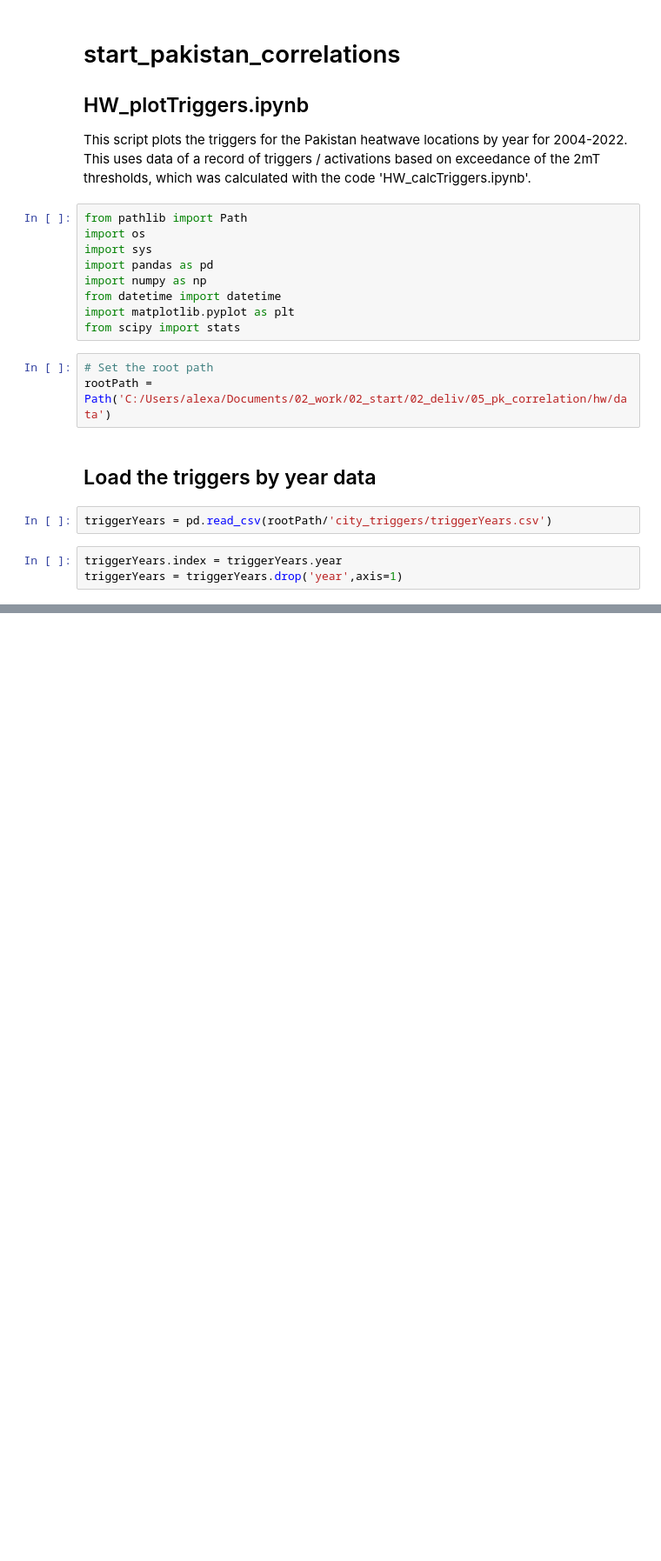
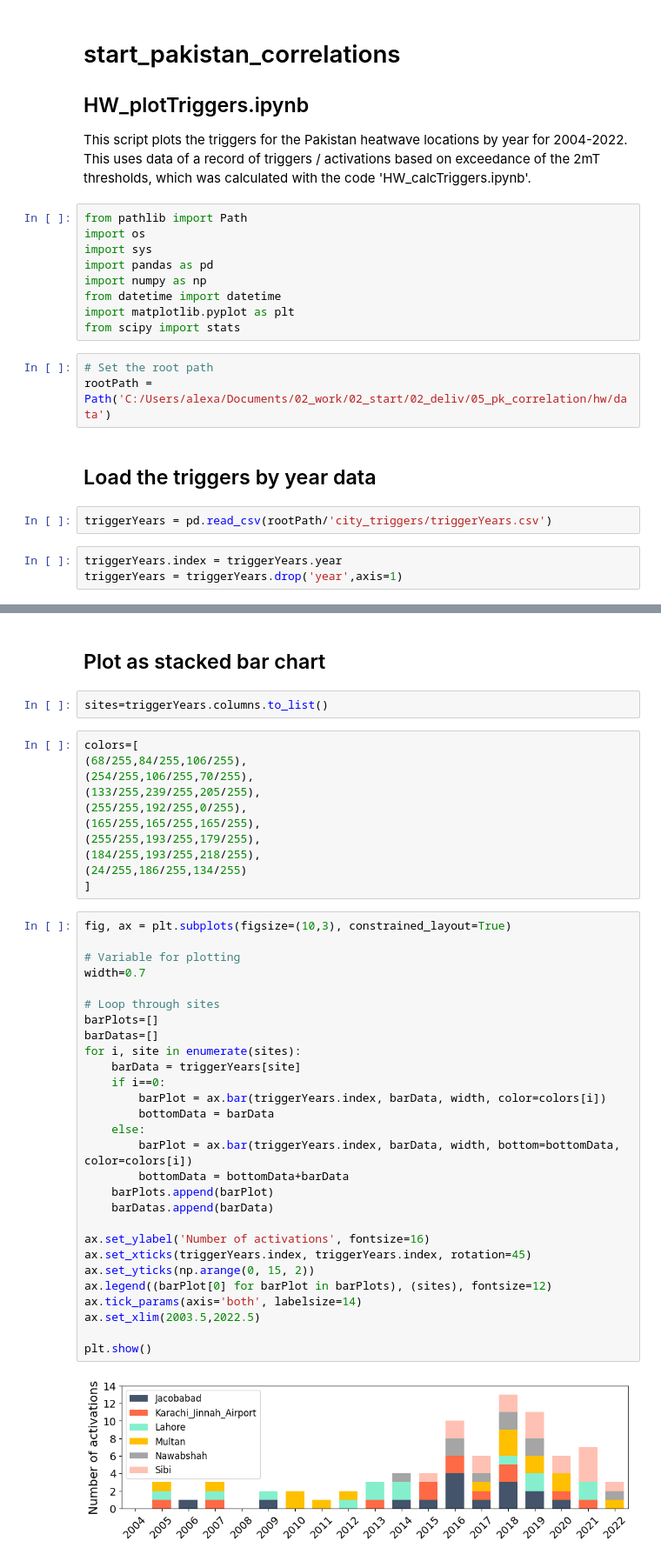
Before and after one commit to alex-saunders00/start_pakistan_correlations, a Jupyter notebook: HW_plotTriggers.ipynb, the cells around one changed output, grey strips where cells are left out. Shown: that part at 87% size. Drawn from its saved outputs; the diff is of its cells as text; blank space fills up the shorter version.

```diff
--- a/HW_plotTriggers.ipynb
+++ b/HW_plotTriggers.ipynb
@@ -23,0 +45,45 @@ triggerYears = triggerYears.drop('year',axis=1)
+# %% [markdown]
+## Plot as stacked bar chart
+# %%
+sites=triggerYears.columns.to_list()
+# %%
+colors=[
+(68/255,84/255,106/255),
+(254/255,106/255,70/255),
+(133/255,239/255,205/255),
+(255/255,192/255,0/255),
+(165/255,165/255,165/255),
+(255/255,193/255,179/255),
+(184/255,193/255,218/255),
+(24/255,186/255,134/255)
+]
+# %%
+fig, ax = plt.subplots(figsize=(10,3), constrained_layout=True)
+
+# Variable for plotting
+width=0.7
+
+# Loop through sites
+barPlots=[]
+barDatas=[]
+for i, site in enumerate(sites):
+    barData = triggerYears[site]
+    if i==0:
+        barPlot = ax.bar(triggerYears.index, barData, width, color=colors[i])
+        bottomData = barData
+    else:
+        barPlot = ax.bar(triggerYears.index, barData, width, bottom=bottomData, color=colors[i])
+        bottomData = bottomData+barData
+    barPlots.append(barPlot)
+    barDatas.append(barData)
+
+ax.set_ylabel('Number of activations', fontsize=16)
+ax.set_xticks(triggerYears.index, triggerYears.index, rotation=45)
+ax.set_yticks(np.arange(0, 15, 2))
+ax.legend((barPlot[0] for barPlot in barPlots), (sites), fontsize=12)
+ax.tick_params(axis='both', labelsize=14)
+ax.set_xlim(2003.5,2022.5)
+
+plt.show()
+# %% [output]
+[figure, added]
```
Also changed, not shown: parts of 3 cells of this notebook, 2 other files.
